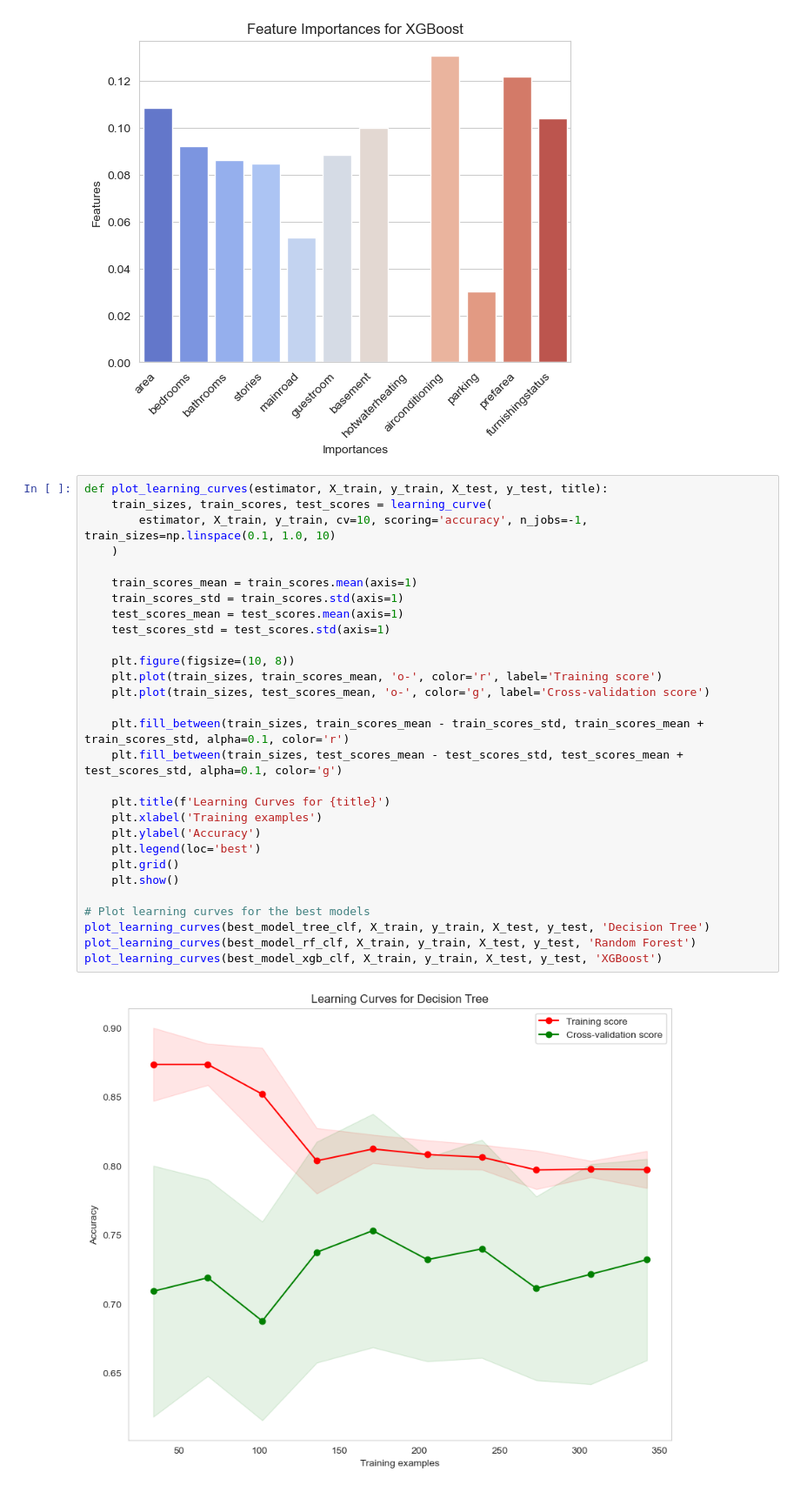
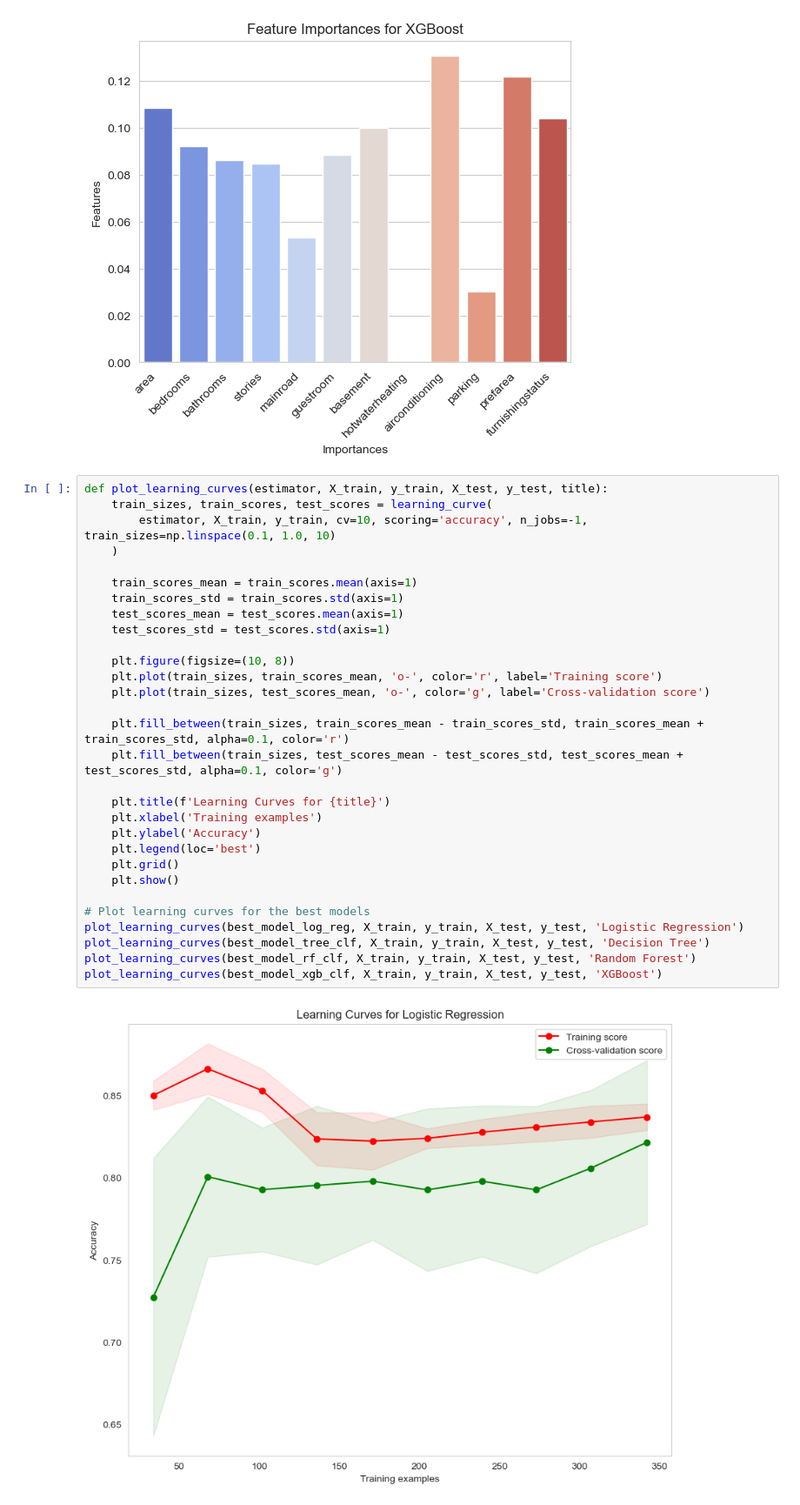
Before and after one commit to HITOfficial/data-mining, a Jupyter notebook: house-prices-prediction/housing-prices-prediction.ipynb, the cells around one changed output. Shown at 87% size. Saved outputs shown, nothing was run; the diff lists cells and outputs as text.

Commit message:
Logistic regression learning curves plot

```diff
--- a/house-prices-prediction/housing-prices-prediction.ipynb
+++ b/house-prices-prediction/housing-prices-prediction.ipynb
@@ -473,31 +473,32 @@ plot_feature_importances(feature_names, best_model_xgb_clf.named_steps['clf'].fe
 # %%
 def plot_learning_curves(estimator, X_train, y_train, X_test, y_test, title):
     train_sizes, train_scores, test_scores = learning_curve(
         estimator, X_train, y_train, cv=10, scoring='accuracy', n_jobs=-1, train_sizes=np.linspace(0.1, 1.0, 10)
     )
 
     train_scores_mean = train_scores.mean(axis=1)
     train_scores_std = train_scores.std(axis=1)
     test_scores_mean = test_scores.mean(axis=1)
     test_scores_std = test_scores.std(axis=1)
 
     plt.figure(figsize=(10, 8))
     plt.plot(train_sizes, train_scores_mean, 'o-', color='r', label='Training score')
     plt.plot(train_sizes, test_scores_mean, 'o-', color='g', label='Cross-validation score')
 
     plt.fill_between(train_sizes, train_scores_mean - train_scores_std, train_scores_mean + train_scores_std, alpha=0.1, color='r')
     plt.fill_between(train_sizes, test_scores_mean - test_scores_std, test_scores_mean + test_scores_std, alpha=0.1, color='g')
 
     plt.title(f'Learning Curves for {title}')
     plt.xlabel('Training examples')
     plt.ylabel('Accuracy')
     plt.legend(loc='best')
     plt.grid()
     plt.show()
 
 # Plot learning curves for the best models
+plot_learning_curves(best_model_log_reg, X_train, y_train, X_test, y_test, 'Logistic Regression')
 plot_learning_curves(best_model_tree_clf, X_train, y_train, X_test, y_test, 'Decision Tree')
 plot_learning_curves(best_model_rf_clf, X_train, y_train, X_test, y_test, 'Random Forest')
 plot_learning_curves(best_model_xgb_clf, X_train, y_train, X_test, y_test, 'XGBoost')
 # %% [output]
-[figure, old version]
+[figure, new version]
```
Also changed, not shown: parts of 1 cell of this notebook.
